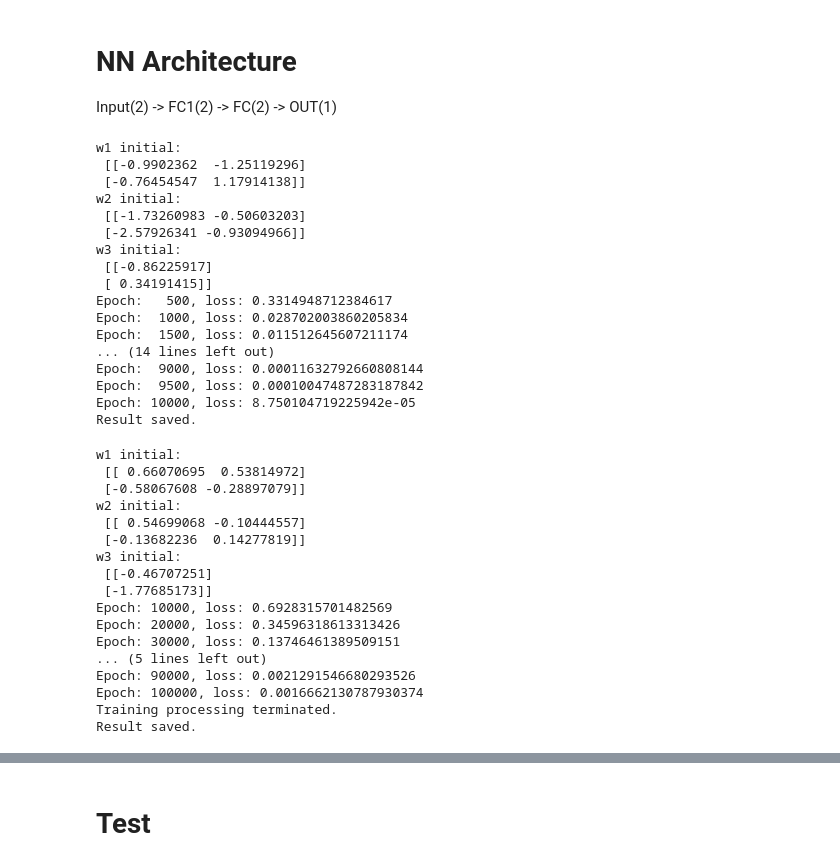
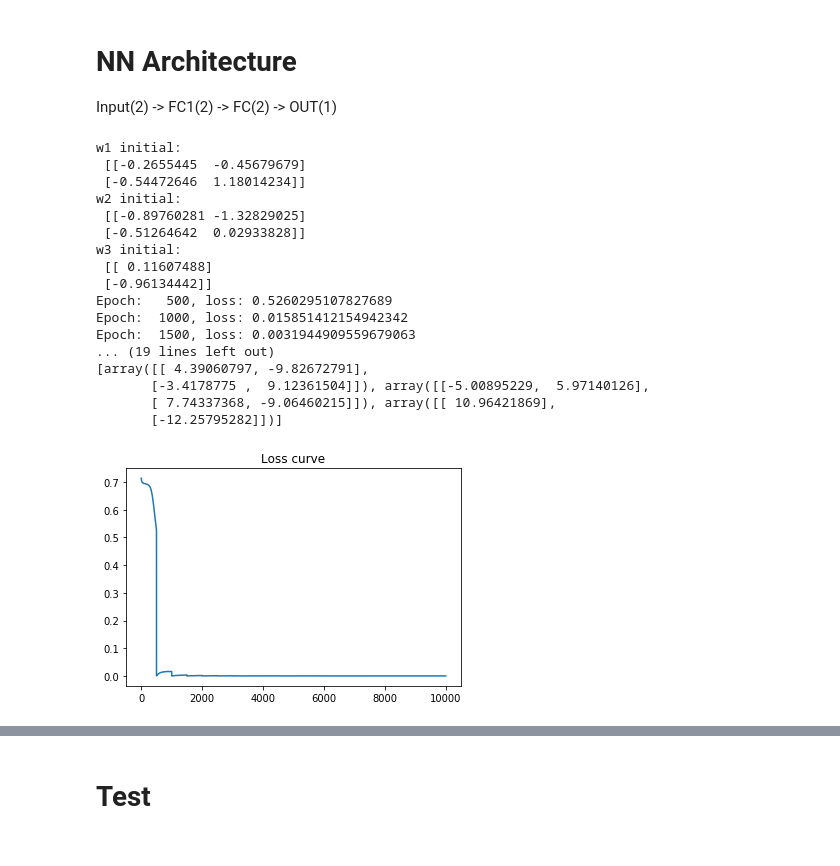
Before and after one commit to sean85914/deep_learning_2019, a Jupyter notebook: Lab1/lab1.ipynb, the cells around one changed output, grey strips where cells are left out. Cells and saved outputs as stored; diff of their text form; code cells hidden in the pictures.

```diff
--- a/Lab1/lab1.ipynb
+++ b/Lab1/lab1.ipynb
@@ -121,7 +122,7 @@ loss_type = 'Cross Entropy'
   j: index of data now
   model: indicate which model, 0 for linear separable and 1 for XOR
 '''
-def train(x, y, i = None, j = None, model = 0):
+def train(x, y, loss_list = None,i = None, j = None, model = 0):
     global w1, w2, w3
     # Forward
     z1 = np.dot(x, w1)
@@ -180,68 +181,47 @@ def train(x, y, i = None, j = None, model = 0):
         NUM = 21.
         FREQ = 10000
 
+    if loss_list is not None:
+        if j == NUM - 1:
+            loss_list.append(loss_sum/NUM /(i+1))
+
     if((i+1)%FREQ == 0 and j == NUM - 1):
         print("Epoch: {:5d}, loss: {}".format(i+1, loss_sum/NUM /(i+1)))
         loss_sum = 0
 # %%
 # Train linear separable model
 epoch = 10000
 learning_rate = 1e-2
 w1, w2, w3 = init_weight()
+loss_list = []
+
 for i in range(epoch):
     for j in range(100):
-        train(x_train[j], y_train[j], i, j)
+        global loss_list
+        train(x_train[j], y_train[j], loss_list, i, j)
 
 print("Training process terminated.")
-
+# Plot loss curve
+plt.plot(loss_list)
+plt.title("Loss curve with lr={}".format(learning_rate))
 # Save result
 W_s = save_result()
 # %% [output]
 w1 initial:
- [[-0.9902362  -1.25119296]
- [-0.76454547  1.17914138]]
+ [[-0.2655445  -0.45679679]
+ [-0.54472646  1.18014234]]
 w2 initial:
- [[-1.73260983 -0.50603203]
- [-2.57926341 -0.93094966]]
+ [[-0.89760281 -1.32829025]
+ [-0.51264642  0.02933828]]
 w3 initial:
- [[-0.86225917]
- [ 0.34191415]]
-Epoch:   500, loss: 0.3314948712384617
-Epoch:  1000, loss: 0.028702003860205834
-Epoch:  1500, loss: 0.011512645607211174
-... (14 lines left out)
-Epoch:  9000, loss: 0.00011632792660808144
-Epoch:  9500, loss: 0.00010047487283187842
-Epoch: 10000, loss: 8.750104719225942e-05
-Result saved.
+ [[ 0.11607488]
+ [-0.96134442]]
+Epoch:   500, loss: 0.5260295107827689
+Epoch:  1000, loss: 0.015851412154942342
+Epoch:  1500, loss: 0.0031944909559679063
+... (19 lines left out)
+[array([[ 4.39060797, -9.82672791],
+       [-3.4178775 ,  9.12361504]]), array([[-5.00895229,  5.97140126],
+       [ 7.74337368, -9.06460215]]), array([[ 10.96421869],
+       [-12.25795282]])]
+[figure, added]
-# %%
-# Train XOR model
-epoch = 100000
-learning_rate = 1e-2
-w1, w2, w3 = init_weight()
-for i in range(epoch):
-    for j in range(21):
-        train(x_train_1[j], y_train_1[j], i, j, 1)
-
-print("Training processing terminated.")
-
-# Save model
-W_xor = save_result()
-# %% [output]
-w1 initial:
- [[ 0.66070695  0.53814972]
- [-0.58067608 -0.28897079]]
-w2 initial:
- [[ 0.54699068 -0.10444557]
- [-0.13682236  0.14277819]]
-w3 initial:
- [[-0.46707251]
- [-1.77685173]]
-Epoch: 10000, loss: 0.6928315701482569
-Epoch: 20000, loss: 0.34596318613313426
-Epoch: 30000, loss: 0.13746461389509151
-... (5 lines left out)
-Epoch: 90000, loss: 0.0021291546680293526
-Epoch: 100000, loss: 0.0016662130787930374
-Training processing terminated.
-Result saved.
```
Also changed, not shown: parts of 9 cells of this notebook, 28 other files.
